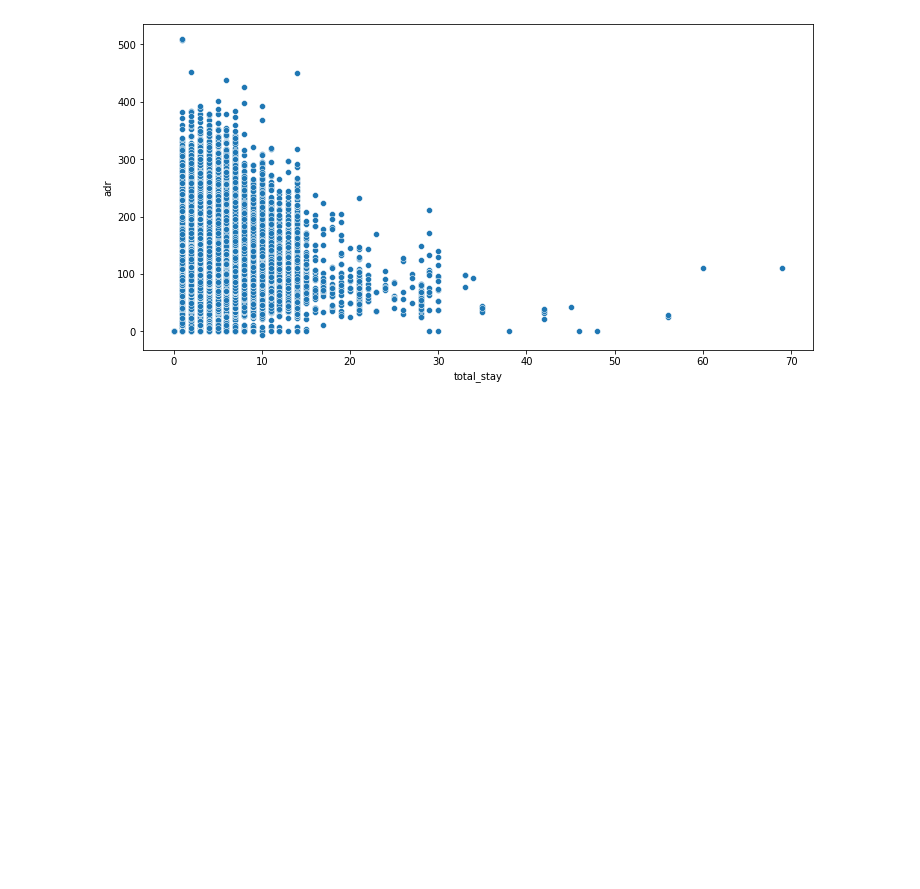
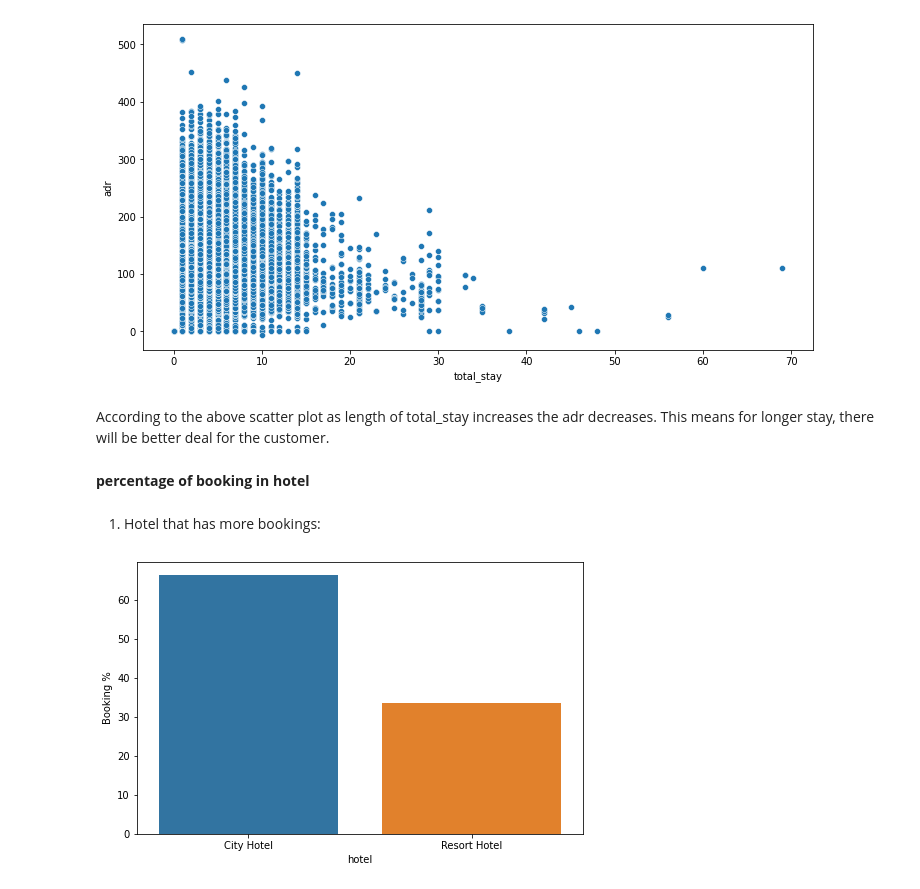
Before and after one commit to TejusM/hotelbooking-data-analysis-, a Jupyter notebook: tej_hotel_booking.ipynb, the cells around one changed output. Cells and saved outputs as stored; diff of their text form; code cells hidden in the pictures; blank space fills up the shorter version.

```diff
--- a/tej_hotel_booking.ipynb
+++ b/tej_hotel_booking.ipynb
@@ -186,3 +186,17 @@ sns.scatterplot(y = 'adr', x = 'total_stay', data = data)
 plt.show()
 # %% [output]
 [figure]
+# %% [markdown]
+According to the above scatter plot as length of total_stay increases the adr decreases. This means for longer stay, there will be better deal for the customer.
+# %% [markdown]
+**percentage of booking in hotel**
+# %% [markdown]
+1) Hotel that has more bookings:
+# %%
+grouped_by_hotel = data.groupby('hotel')
+d1 = pd.DataFrame((grouped_by_hotel.size()/data.shape[0])*100).reset_index().rename(columns = {0:'Booking %'})
+plt.figure(figsize = (8,5))
+sns.barplot(x = d1['hotel'], y = d1['Booking %'] )
+plt.show()
+# %% [output]
+[figure, added]
```
Also changed, not shown: parts of 14 cells of this notebook.
